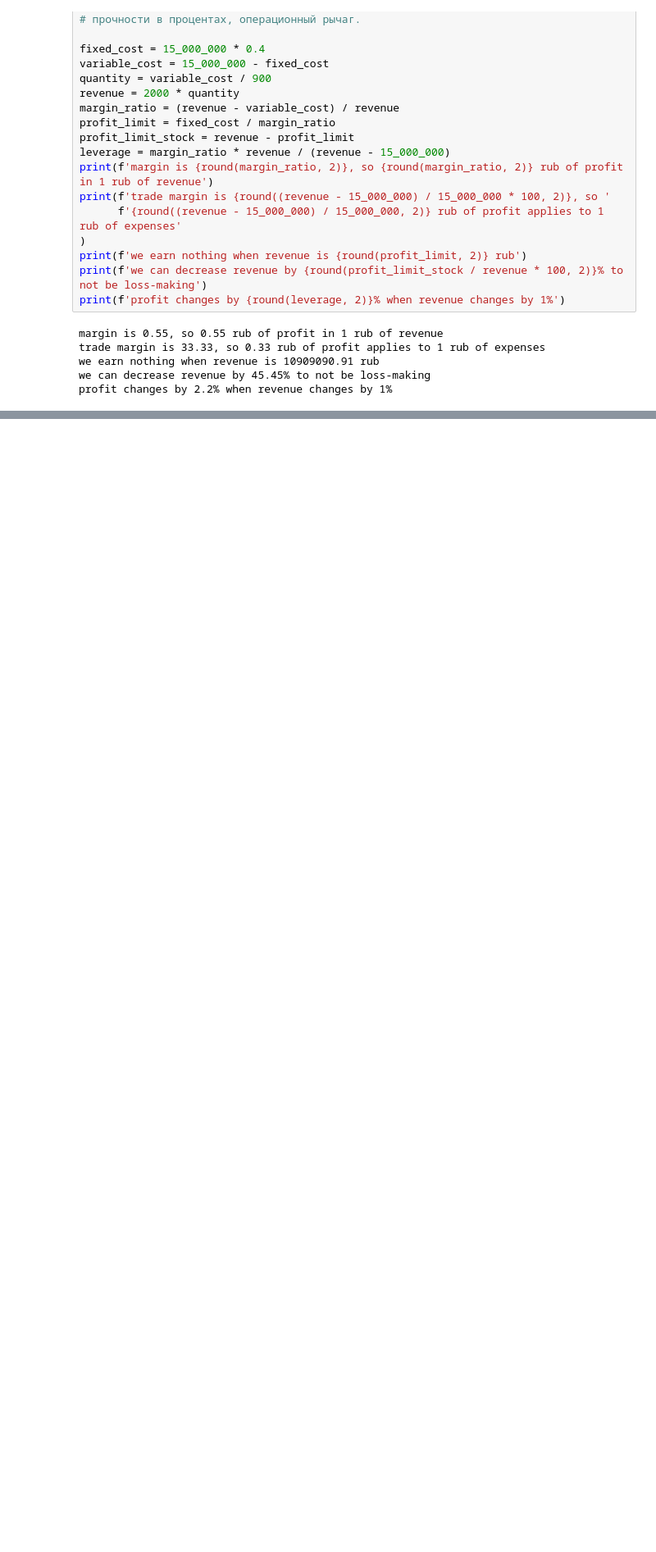
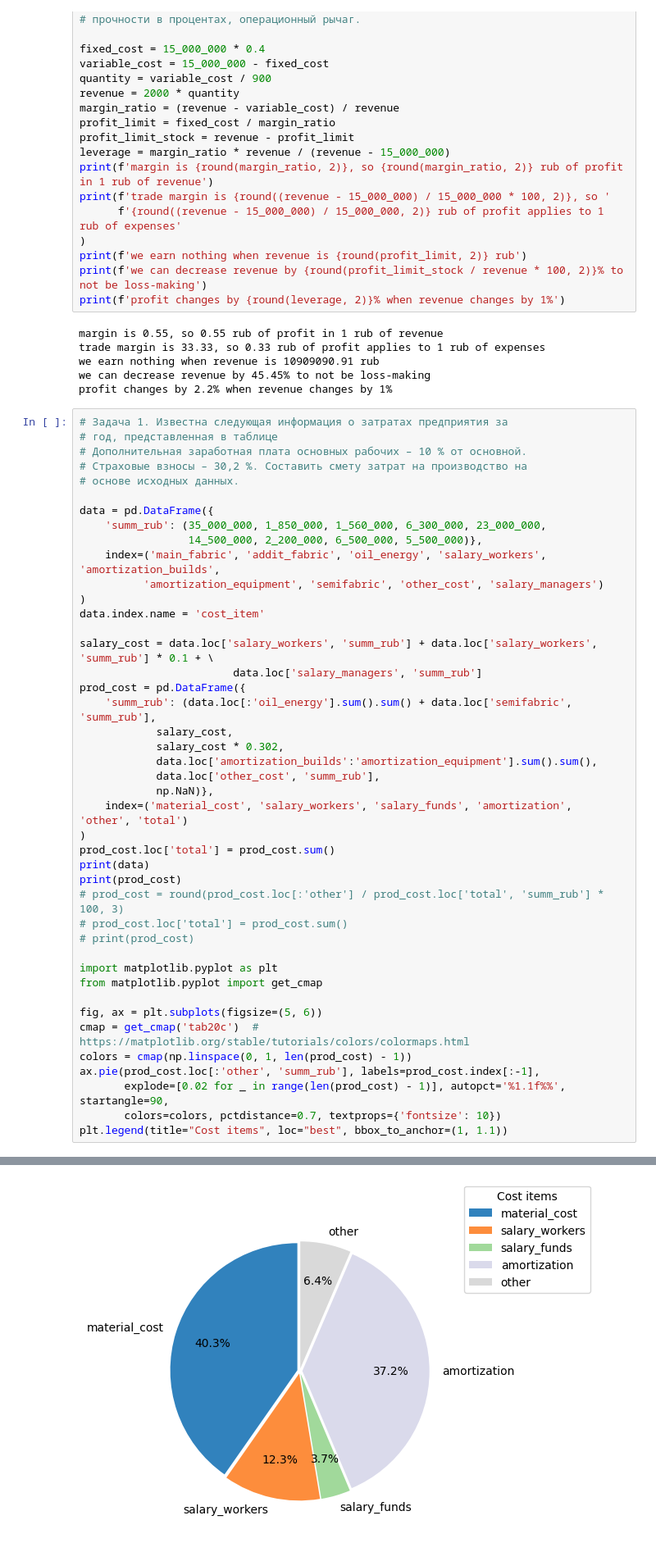
Before and after one commit to luculliano/stat_projects, a Jupyter notebook: economics_of_organization/exam_preparation/expenses.ipynb, the cells around one changed output, grey strips where cells are left out. Shown at 82% size. Cells and saved outputs as stored; diff of their text form; blank space fills up the shorter version.

```diff
--- a/economics_of_organization/exam_preparation/expenses.ipynb
+++ b/economics_of_organization/exam_preparation/expenses.ipynb
@@ -108,3 +108,47 @@ trade margin is 33.33, so 0.33 rub of profit applies to 1 rub of expenses
 we earn nothing when revenue is 10909090.91 rub
 we can decrease revenue by 45.45% to not be loss-making
 profit changes by 2.2% when revenue changes by 1%
+# %%
+# Задача 1. Известна следующая информация о затратах предприятия за
+# год, представленная в таблице
+# Дополнительная заработная плата основных рабочих – 10 % от основной.
+# Страховые взносы – 30,2 %. Составить смету затрат на производство на
+# основе исходных данных.
+
+data = pd.DataFrame({
+    'summ_rub': (35_000_000, 1_850_000, 1_560_000, 6_300_000, 23_000_000,
+                 14_500_000, 2_200_000, 6_500_000, 5_500_000)},
+    index=('main_fabric', 'addit_fabric', 'oil_energy', 'salary_workers', 'amortization_builds',
+          'amortization_equipment', 'semifabric', 'other_cost', 'salary_managers')
+)
+data.index.name = 'cost_item'
+
+salary_cost = data.loc['salary_workers', 'summ_rub'] + data.loc['salary_workers', 'summ_rub'] * 0.1 + \
+                        data.loc['salary_managers', 'summ_rub']
+prod_cost = pd.DataFrame({
+    'summ_rub': (data.loc[:'oil_energy'].sum().sum() + data.loc['semifabric', 'summ_rub'],
+            salary_cost,
+            salary_cost * 0.302,
+            data.loc['amortization_builds':'amortization_equipment'].sum().sum(),
+            data.loc['other_cost', 'summ_rub'],
+            np.NaN)},
+    index=('material_cost', 'salary_workers', 'salary_funds', 'amortization', 'other', 'total')
+)
+prod_cost.loc['total'] = prod_cost.sum()
+print(data)
+print(prod_cost)
+# prod_cost = round(prod_cost.loc[:'other'] / prod_cost.loc['total', 'summ_rub'] * 100, 3)
+# prod_cost.loc['total'] = prod_cost.sum()
+# print(prod_cost)
+
+import matplotlib.pyplot as plt
+from matplotlib.pyplot import get_cmap
+
+fig, ax = plt.subplots(figsize=(5, 6))
+cmap = get_cmap('tab20c')  # https://matplotlib.org/stable/tutorials/colors/colormaps.html
+colors = cmap(np.linspace(0, 1, len(prod_cost) - 1))
+ax.pie(prod_cost.loc[:'other', 'summ_rub'], labels=prod_cost.index[:-1],
+       explode=[0.02 for _ in range(len(prod_cost) - 1)], autopct='%1.1f%%', startangle=90,
+       colors=colors, pctdistance=0.7, textprops={'fontsize': 10})
+plt.legend(title="Cost items", loc="best", bbox_to_anchor=(1, 1.1))
+# %% [output]
@@ -110,0 +174 @@ profit changes by 2.2% when revenue changes by 1%
+[figure, added]
```
Also changed, not shown: parts of 18 cells of this notebook.
